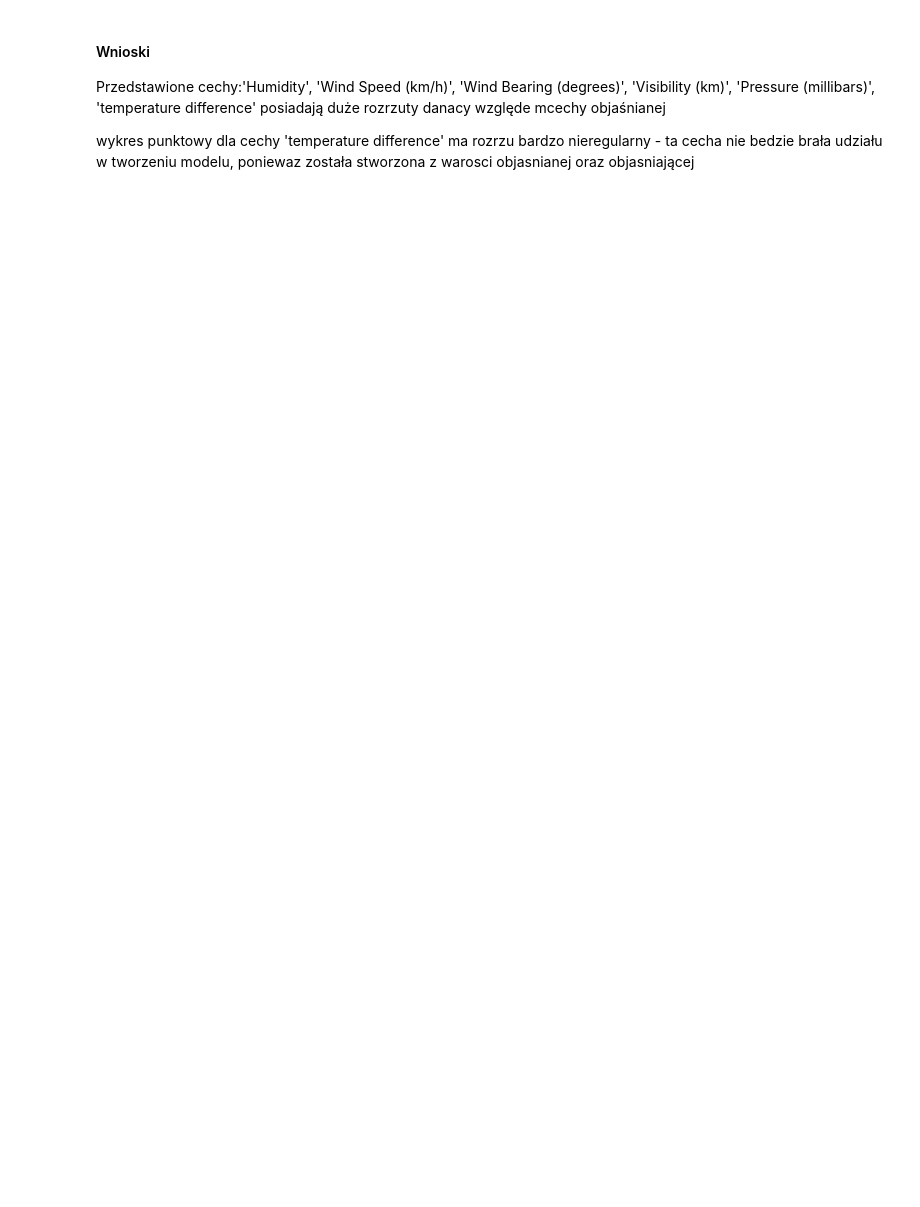
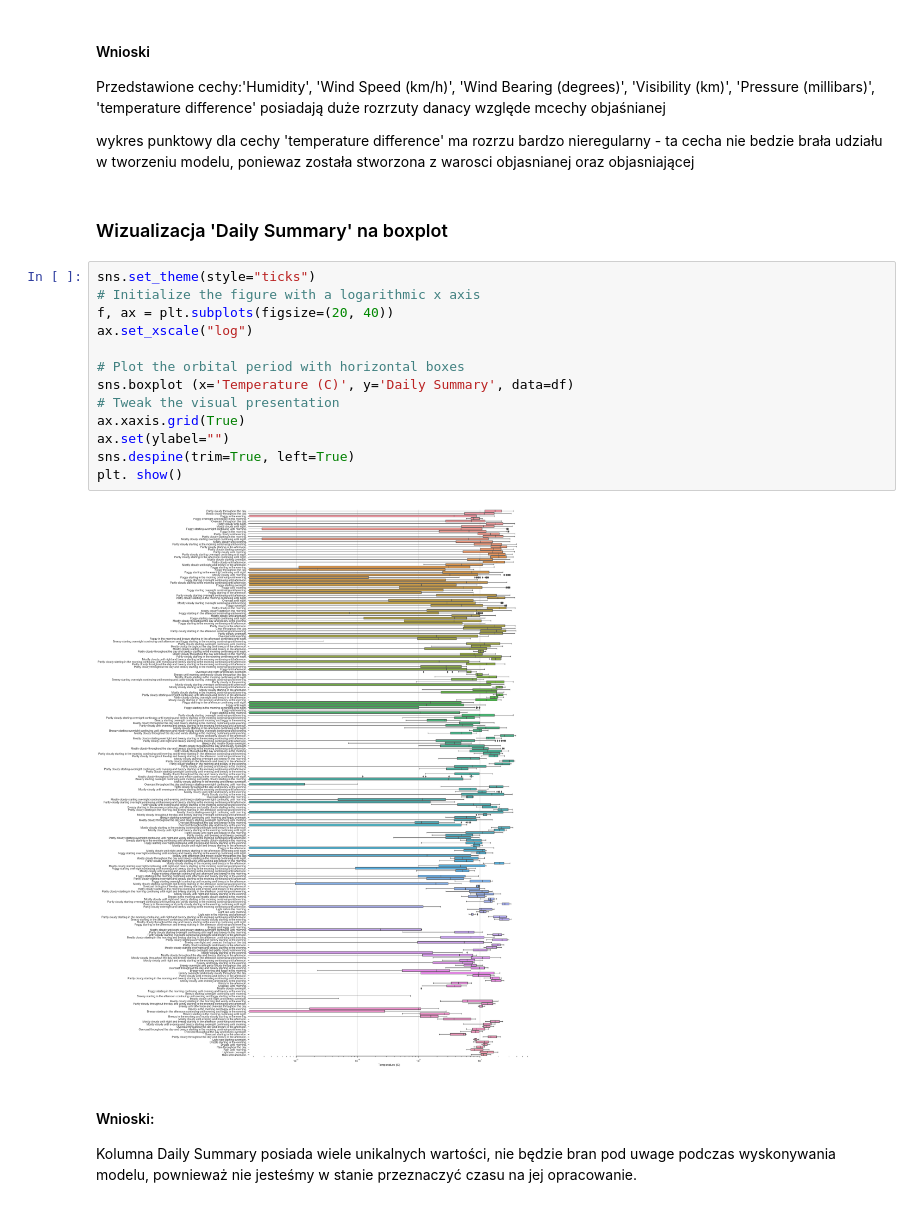
Before and after one commit to guzweronika/weather_project_SDA, a Jupyter notebook: weatherHistory.ipynb, the cells around one changed output. Drawn from its saved outputs; the diff is of its cells as text; blank space fills up the shorter version.

Commit message:
Daily summary column

```diff
--- a/weatherHistory.ipynb
+++ b/weatherHistory.ipynb
@@ -525,3 +527,24 @@ for col in df[features].drop(columns = ["Temperature (C)"]):
 Przedstawione cechy:'Humidity', 'Wind Speed (km/h)', 'Wind Bearing (degrees)', 'Visibility (km)',  'Pressure (millibars)', 'temperature difference' posiadają duże rozrzuty danacy względe mcechy objaśnianej <br>
 
 wykres punktowy dla cechy 'temperature difference' ma rozrzu bardzo nieregularny - ta cecha nie bedzie brała udziału w tworzeniu modelu, poniewaz została stworzona z warosci objasnianej oraz objasniającej
+# %% [markdown]
+### Wizualizacja 'Daily Summary' na boxplot
+# %%
+sns.set_theme(style="ticks")
+# Initialize the figure with a logarithmic x axis
+f, ax = plt.subplots(figsize=(20, 40))
+ax.set_xscale("log")
+
+# Plot the orbital period with horizontal boxes
+sns.boxplot (x='Temperature (C)', y='Daily Summary', data=df)
+# Tweak the visual presentation
+ax.xaxis.grid(True)
+ax.set(ylabel="")
+sns.despine(trim=True, left=True)
+plt. show()
+# %% [output]
+[figure, added]
+# %% [markdown]
+#### Wnioski:
+
+Kolumna Daily Summary posiada wiele unikalnych wartości, nie będzie bran pod uwage podczas wyskonywania modelu, pownieważ nie jesteśmy w stanie przeznaczyć  czasu na jej opracowanie.
```
Also changed, not shown: parts of 3 cells of this notebook.
